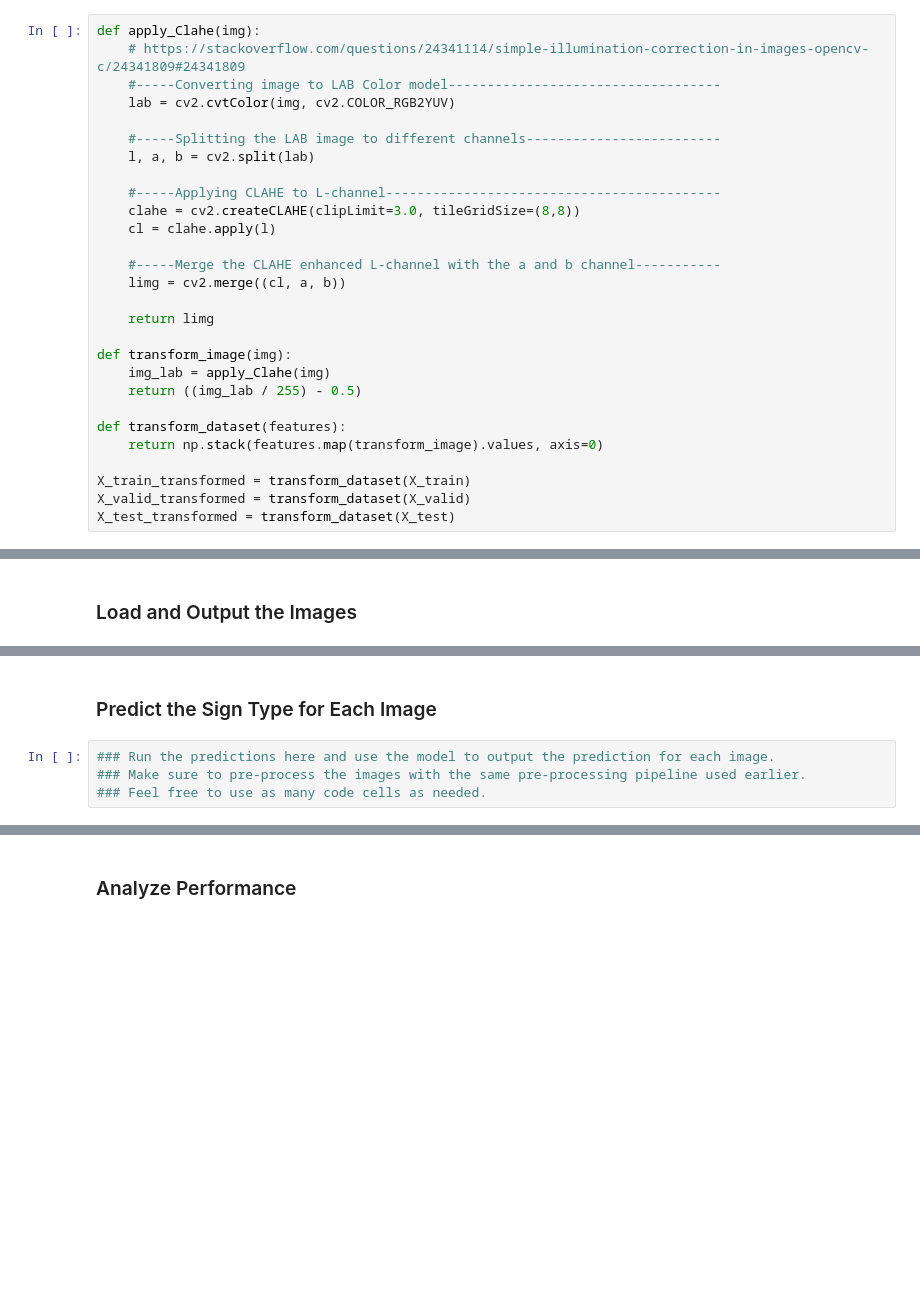
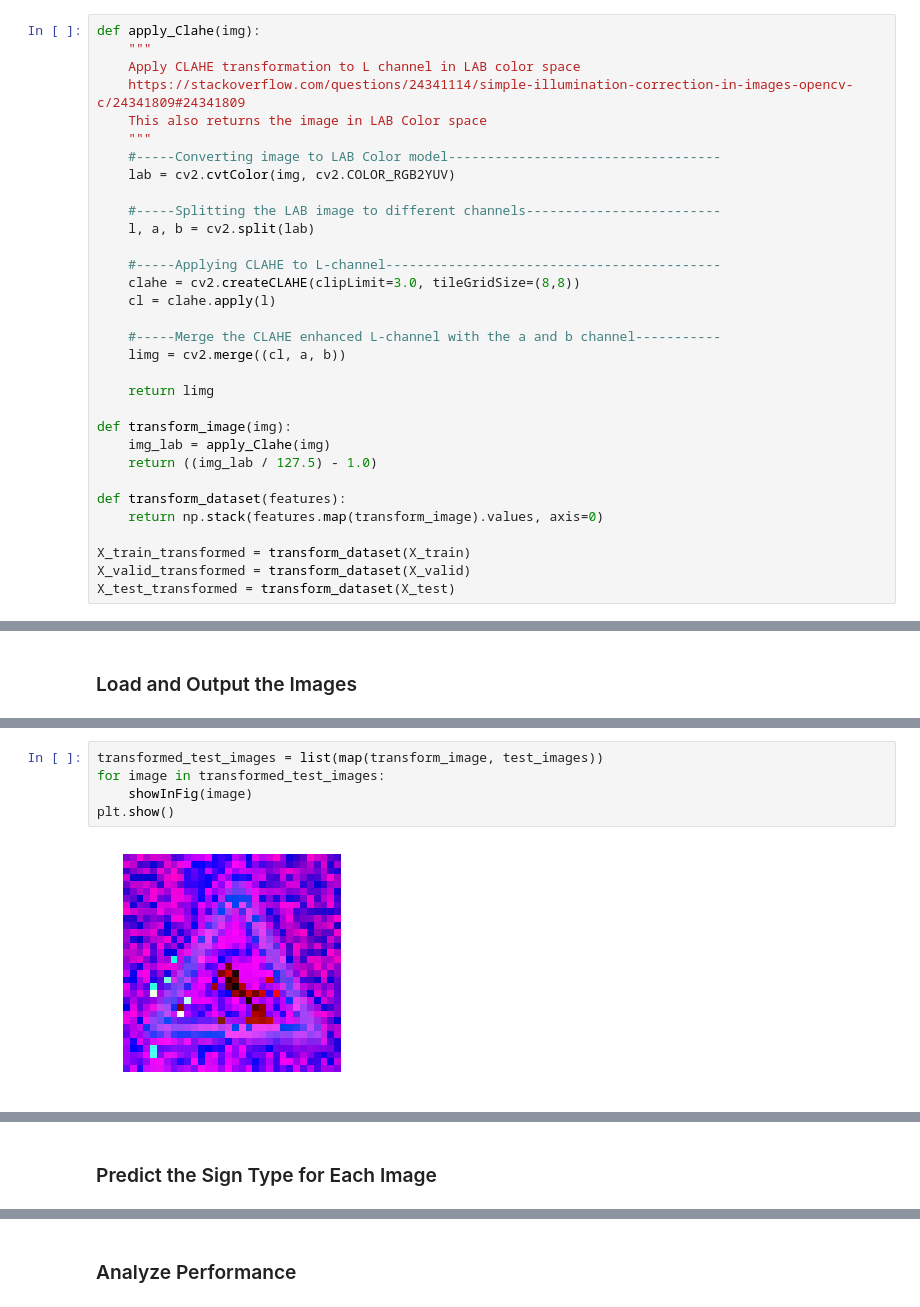
Before and after one commit to tvh/CarND-Traffic-Sign-Classifier, a Jupyter notebook: Traffic_Sign_Classifier.ipynb, the cells around one changed output, grey strips where cells are left out. Drawn from its saved outputs; the diff is of its cells as text; blank space fills up the shorter version.

```diff
--- a/Traffic_Sign_Classifier.ipynb
+++ b/Traffic_Sign_Classifier.ipynb
@@ -222,7 +222,11 @@ Other pre-processing steps are optional. You can try different techniques to see
 Use the code cell (or multiple code cells, if necessary) to implement the first step of your project.
 # %%
 def apply_Clahe(img):
-    # https://stackoverflow.com/questions/24341114/simple-illumination-correction-in-images-opencv-c/24341809#24341809
+    """
+    Apply CLAHE transformation to L channel in LAB color space
+    https://stackoverflow.com/questions/24341114/simple-illumination-correction-in-images-opencv-c/24341809#24341809
+    This also returns the image in LAB Color space
+    """
     #-----Converting image to LAB Color model-----------------------------------
     lab = cv2.cvtColor(img, cv2.COLOR_RGB2YUV)
 
@@ -240,7 +244,7 @@ def apply_Clahe(img):
 
 def transform_image(img):
     img_lab = apply_Clahe(img)
-    return ((img_lab / 255) - 0.5)
+    return ((img_lab / 127.5) - 1.0)
 
 def transform_dataset(features):
     return np.stack(features.map(transform_image).values, axis=0)
@@ -522,0 +543,7 @@ You may find `signnames.csv` useful as it contains mappings from the class id (i
+# %%
+transformed_test_images = list(map(transform_image, test_images))
+for image in transformed_test_images:
+    showInFig(image)
+plt.show()
+# %% [output]
+[figure, added]
@@ -523,6 +556,2 @@ You may find `signnames.csv` useful as it contains mappings from the class id (i
 # %% [markdown]
 ### Predict the Sign Type for Each Image
-# %%
-### Run the predictions here and use the model to output the prediction for each image.
-### Make sure to pre-process the images with the same pre-processing pipeline used earlier.
-### Feel free to use as many code cells as needed.
```
Also changed, not shown: parts of 16 cells of this notebook, 16 other files.
